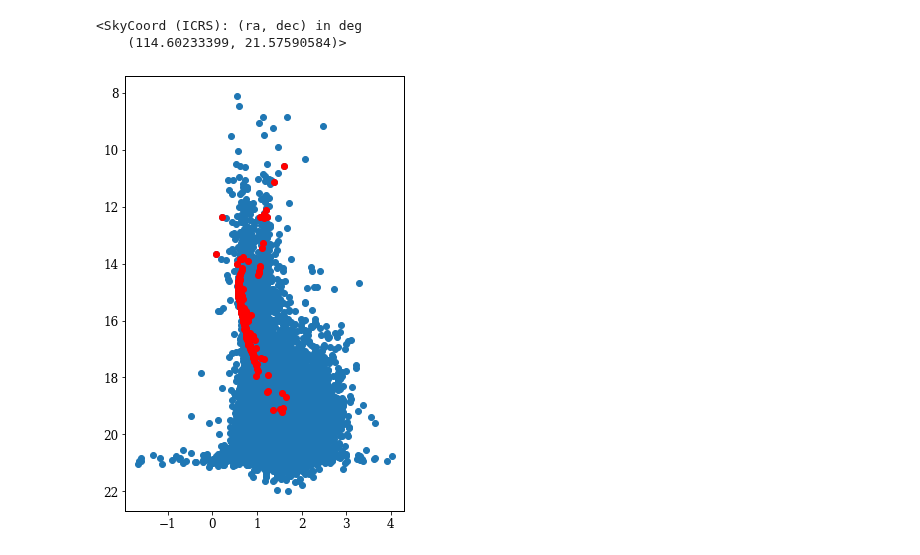
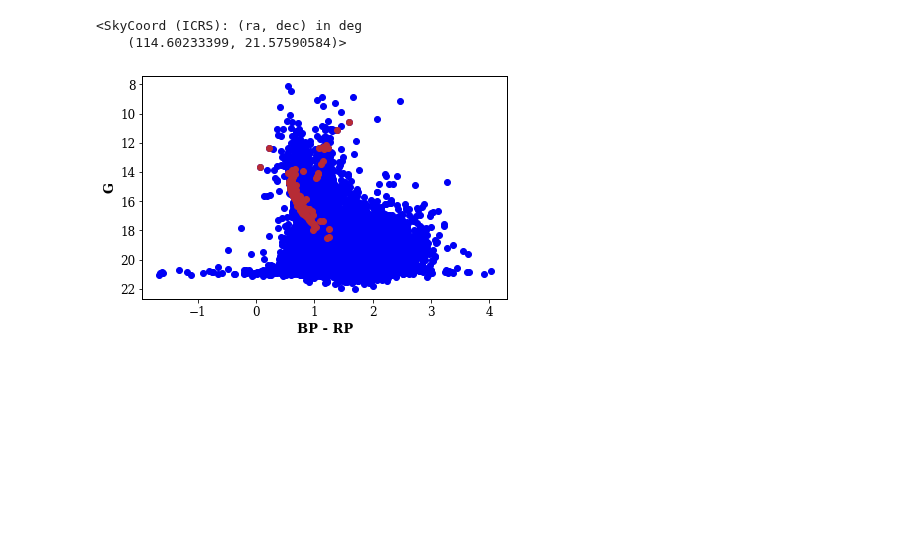
Before and after one commit to jppirest/mw_substructures, a Jupyter notebook: dados/GAIA/HDBSCAN/Clusters/NGC_2420/py_gaia.ipynb, the cells around one changed output. Cells and saved outputs as stored; diff of their text form; code cells hidden in the pictures; blank space fills up the shorter version.

```diff
--- a/dados/GAIA/HDBSCAN/Clusters/NGC_2420/py_gaia.ipynb
+++ b/dados/GAIA/HDBSCAN/Clusters/NGC_2420/py_gaia.ipynb
@@ -828,10 +828,14 @@ final = df.loc[(df.parallax < paralaxe_up ) & (df.parallax > paralaxe_down) & (d
 # %%
 #final.to_csv('final_5d.csv', index=False)
 # %%
-plt.figure(figsize=(5,8))
-plt.scatter(df['bp_rp'],df['phot_g_mean_mag'])
-plt.scatter(final['bp_rp'], final['phot_g_mean_mag'], color = 'red')
-plt.gca().invert_yaxis()
+fig, ax = plt.subplots()
+ax.scatter(df['bp_rp'],df['phot_g_mean_mag'], color = '#0000F5')
+ax.scatter(clip_loop['bp_rp'], clip_loop['phot_g_mean_mag'], color = '#B72B35')
+ax.set_xlabel('BP - RP', fontweight = 'bold')
+ax.set_ylabel('G', fontweight = 'bold')
+ax.invert_yaxis()
+plt.tight_layout()
+plt.savefig('campo.png', format = 'png', dpi = 300)
 # %% [output]
-[figure, old version]
+[figure, new version]
 # %%
```
Also changed, not shown: parts of 11 cells of this notebook, 9 other files.
